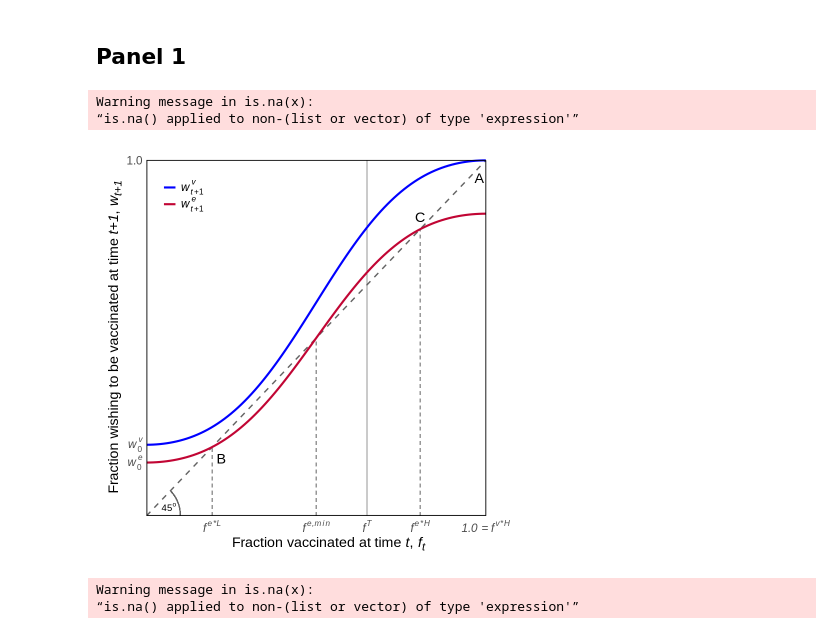
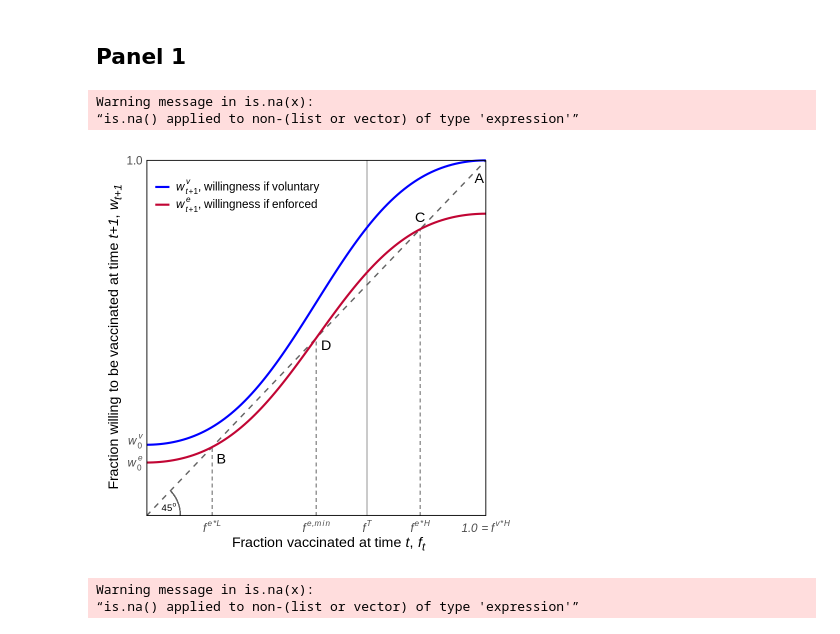
Before and after one commit to scottcohn97/schmelz_bowles, a Jupyter notebook: schmelz_bowles.ipynb, the cells around one changed output. Cells and saved outputs as stored; diff of their text form; code cells hidden in the pictures.

```diff
--- a/schmelz_bowles.ipynb
+++ b/schmelz_bowles.ipynb
@@ -68,11 +51,12 @@ p1 <- df01 %>% ggplot(aes(x = f, y = w_val)) +
 # Add labels + Annotations
 p2 <- p1 +
   xlab("Fraction vaccinated at time *t*, *f*<sub>*t*</sub>") +
-  ylab("Fraction wishing to be vaccinated at time *t+1*, *w*<sub>*t+1*</sub>") +
+  ylab("Fraction willing to be vaccinated at time *t+1*, *w*<sub>*t+1*</sub>") +
   annotate("text", x = 0.065, y = 0.025, label = TeX("45^{o}"), size = 4) +
   annotate("text", x = .22, y = .16, label = "B", size = 6) +
   annotate("text", x = .98, y = .95, label = "A", size = 6) +
-  annotate("text", x = 0.8063, y = 0.84, label = "C", size = 6)
+  annotate("text", x = 0.8063, y = 0.84, label = "C", size = 6) +
+  annotate("text", x = 0.53, y = 0.48, label = "D", size = 6)
 
 # Add theme elements
 p3 <- p2 +
@@ -84,39 +68,39 @@ p3 <- p2 +
                expression(italic(f^T)),
                expression(italic(f^{ paste(e,"*",H)})),
                expression(italic("1.0" == f^{ paste(v,"*",H)})))) +
   scale_y_continuous(limits = c(0,1.01), expand = c(0, 0),
-    breaks = c(0.15, 0.2, 1),
+    breaks = c(0.148, 0.21, 1),
     labels = c(expression(italic(w[0]^e)),
                expression(italic(w[0]^v)),
                "1.0")) +
   # color
   scale_color_manual(name = element_blank(),
     values = c("#c10534", "#0000ff"),
-    labels = c(expression(italic(w[t+1]^e)),
-               expression(italic(w[t+1]^v))),
+    labels = c(bquote(italic(w[t+1]^e) * ", willingness if enforced"),
+               bquote(italic(w[t+1]^v) * ", willingness if voluntary")),
                guide = guide_legend(reverse = TRUE)) +
   # theme
   theme_minimal() +
   theme(
     panel.grid = element_blank(),
-    legend.position = c(0.1,0.9),
+    legend.position = c(0.25,0.9),
     legend.text = element_text(size = 14),
+    legend.key.size = unit(0.75, "cm"),
     axis.title.x = ggtext::element_markdown(size = 17),
     axis.title.y = ggtext::element_markdown(size = 17),
     axis.text = element_text(size = 14),
     plot.margin = margin(.5, .2, .5, .5, "cm")
     ) +
   annotate(geom = 'segment', y = 1, yend = 1, color = 'black', x = -Inf, xend = 1, size = 0.5) +
   annotate(geom = 'segment', y = 0, yend = 0, color = 'black', x = -Inf, xend = 1, size = 1) +
   annotate(geom = 'segment', y = 1, yend = 0, color = 'black', x = 1, xend = 1, size = 0.5) +
   annotate(geom = 'segment', y = 1, yend = 0, color = 'black', x = 0, xend = 0, size = 1)
 
-
 p3
 # %% [output]
 Warning message in is.na(x):
 “is.na() applied to non-(list or vector) of type 'expression'”
-[figure, old version]
+[figure, new version]
 # %%
 # Save plot
 ggsave(file = "schmelz_bowles_01.pdf", plot = p3, width = 7, height = 7)
```
Also changed, not shown: parts of 3 cells of this notebook.
